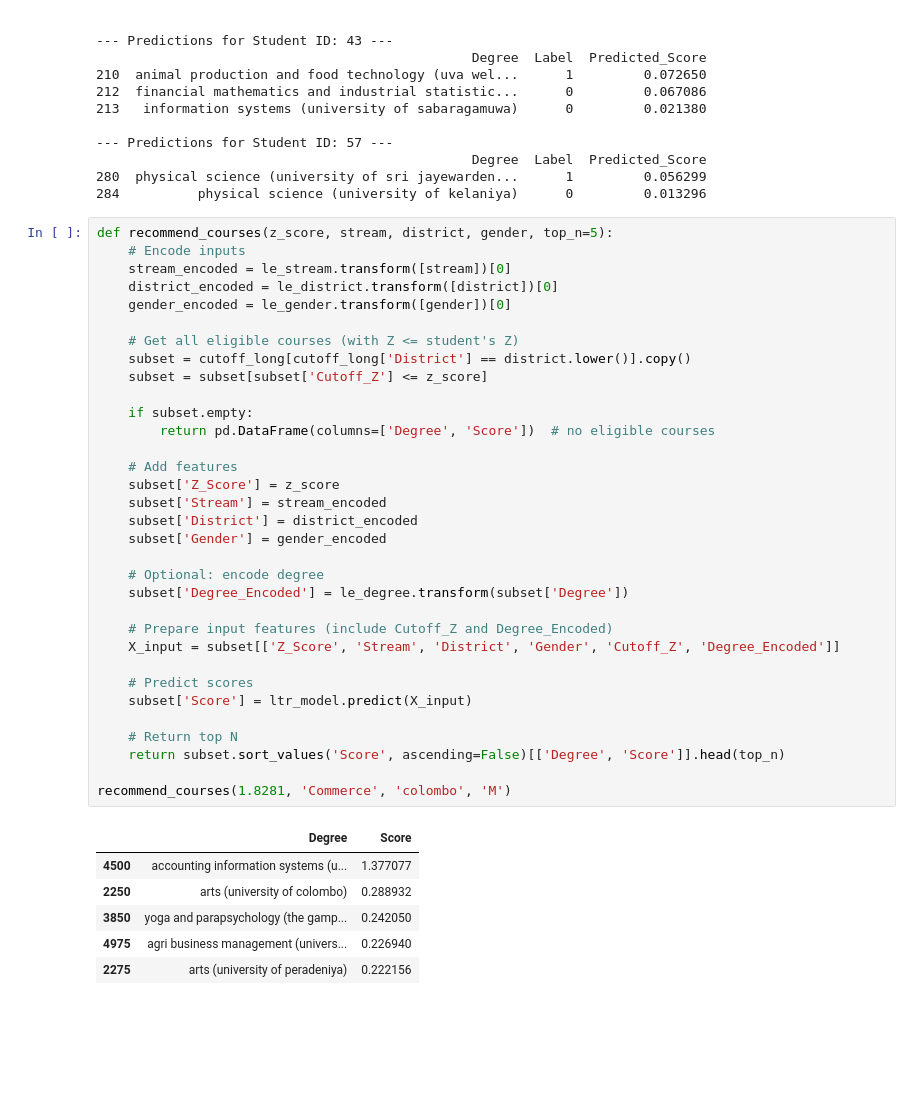
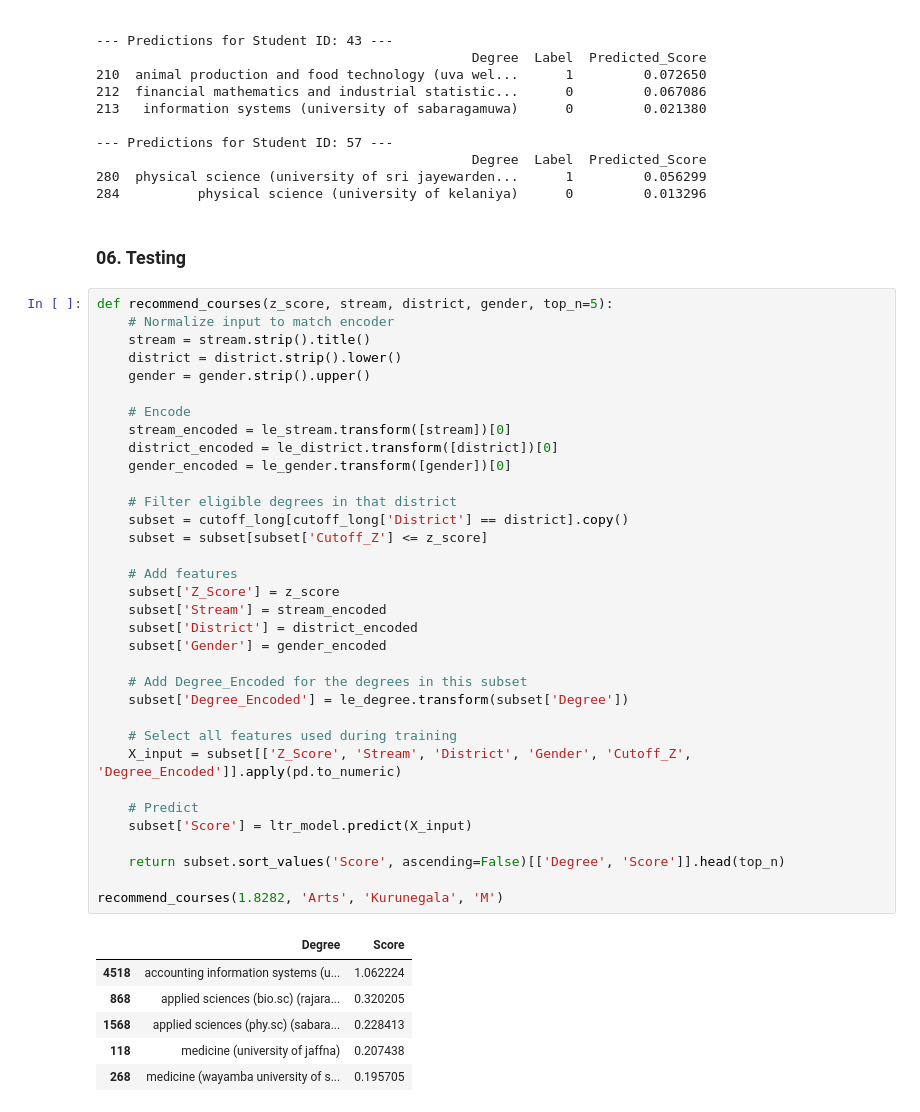
Before and after one commit to UniPredict-ML/UniPredict, a Jupyter notebook: ml/explore.ipynb, the cells around one changed output. Saved outputs shown, nothing was run; the diff lists cells and outputs as text; blank space fills up the shorter version.

```diff
--- a/ml/explore.ipynb
+++ b/ml/explore.ipynb
@@ -298,43 +350,46 @@ for student_id in sample_ids:
                                                 Degree  Label  Predicted_Score
 280  physical science (university of sri jayewarden...      1         0.056299
 284          physical science (university of kelaniya)      0         0.013296
+# %% [markdown]
+### 06. Testing
 # %%
 def recommend_courses(z_score, stream, district, gender, top_n=5):
-    # Encode inputs
+    # Normalize input to match encoder
+    stream = stream.strip().title()
+    district = district.strip().lower()
+    gender = gender.strip().upper()
+
+    # Encode
     stream_encoded = le_stream.transform([stream])[0]
     district_encoded = le_district.transform([district])[0]
     gender_encoded = le_gender.transform([gender])[0]
 
-    # Get all eligible courses (with Z <= student's Z)
-    subset = cutoff_long[cutoff_long['District'] == district.lower()].copy()
+    # Filter eligible degrees in that district
+    subset = cutoff_long[cutoff_long['District'] == district].copy()
     subset = subset[subset['Cutoff_Z'] <= z_score]
-
-    if subset.empty:
-        return pd.DataFrame(columns=['Degree', 'Score'])  # no eligible courses
 
     # Add features
     subset['Z_Score'] = z_score
     subset['Stream'] = stream_encoded
     subset['District'] = district_encoded
     subset['Gender'] = gender_encoded
 
-    # Optional: encode degree
+    # Add Degree_Encoded for the degrees in this subset
     subset['Degree_Encoded'] = le_degree.transform(subset['Degree'])
 
-    # Prepare input features (include Cutoff_Z and Degree_Encoded)
-    X_input = subset[['Z_Score', 'Stream', 'District', 'Gender', 'Cutoff_Z', 'Degree_Encoded']]
+    # Select all features used during training
+    X_input = subset[['Z_Score', 'Stream', 'District', 'Gender', 'Cutoff_Z', 'Degree_Encoded']].apply(pd.to_numeric)
 
-    # Predict scores
+    # Predict
     subset['Score'] = ltr_model.predict(X_input)
 
-    # Return top N
     return subset.sort_values('Score', ascending=False)[['Degree', 'Score']].head(top_n)
 
-recommend_courses(1.8281, 'Commerce', 'colombo', 'M')
+recommend_courses(1.8282, 'Arts', 'Kurunegala', 'M')
 # %% [output]
 |  | Degree | Score |
-| 4500 | accounting information systems (u... | 1.377077 |
-| 2250 | arts (university of colombo) | 0.288932 |
-| 3850 | yoga and parapsychology (the gamp... | 0.242050 |
-| 4975 | agri business management (univers... | 0.226940 |
-| 2275 | arts (university of peradeniya) | 0.222156 |
+| 4518 | accounting information systems (u... | 1.062224 |
+| 868 | applied sciences (bio.sc) (rajara... | 0.320205 |
+| 1568 | applied sciences (phy.sc) (sabara... | 0.228413 |
+| 118 | medicine (university of jaffna) | 0.207438 |
+| 268 | medicine (wayamba university of s... | 0.195705 |
```
Also changed, not shown: parts of 7 cells of this notebook.
